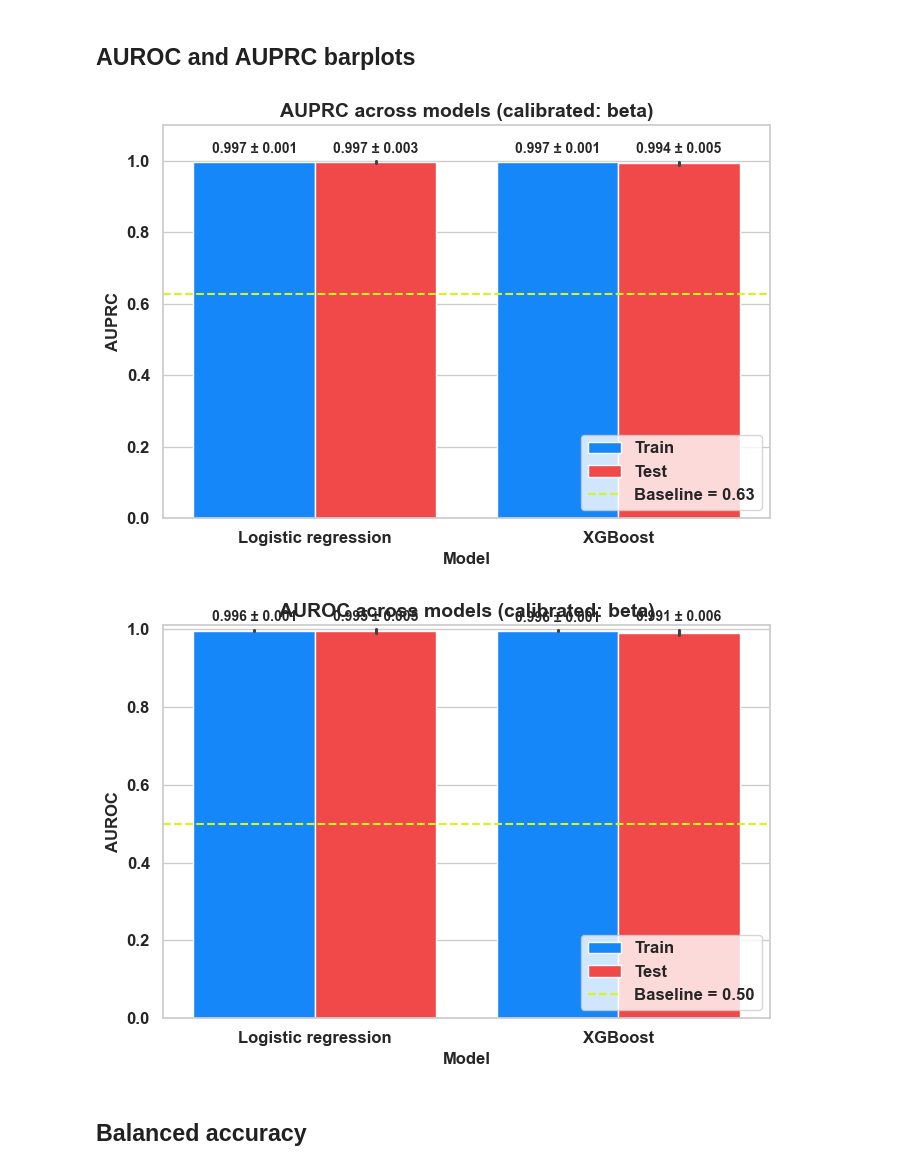
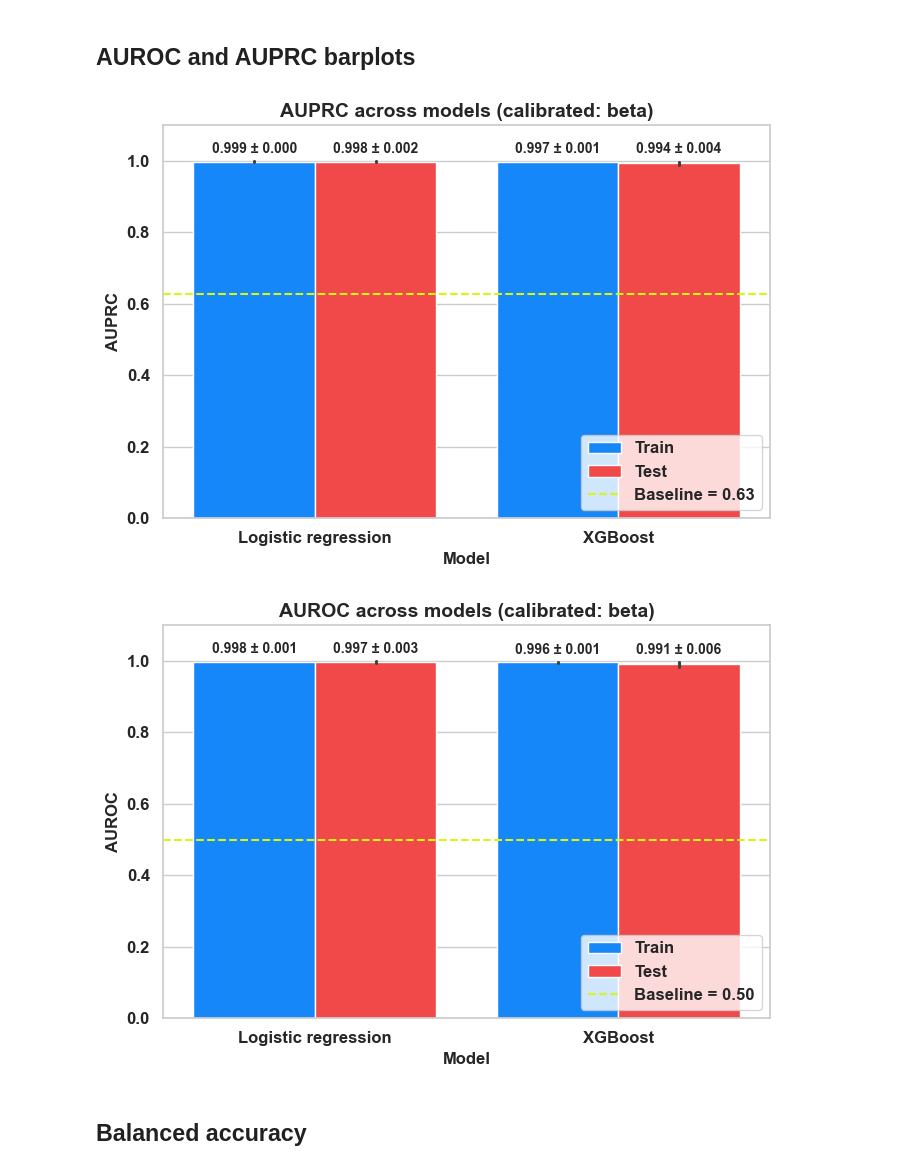
Before and after one commit to NehemiahZewde/AI_framework, a Jupyter notebook: tutorial/model_train_eval.ipynb, the cells around one changed output. Drawn from its saved outputs; the diff is of its cells as text; code cells hidden in the pictures.

```diff
--- a/tutorial/model_train_eval.ipynb
+++ b/tutorial/model_train_eval.ipynb
@@ -314,7 +322,7 @@ xgb_top  = final_features['final_by_model']['xgboost']['feature_names_selected']
 
 config = {
     "cv": {
-        "num_trials": 3,
+        "num_trials": 5,
         "n_outer_splits": 5,
         "n_inner_splits": 4,
     },
@@ -687,33 +695,33 @@ mtci.plot_brier_logloss(
 # %%
 # # Uncalibrated plot if desired
 # mtci.plot_auprc_auroc(
 #     eval_results,
 #     model_names=None,
 #     calibration_method=None,
 #     use_calibrated=False,
 #     include_uncalib_oof=True,
 #     method_alias={"logistic_regression": "Logistic regression"},
 #     split_palette={"Train": "#1587F8", "Test": "#F14949"},
 #     figsize=(7,5), legend_loc= "upper right", show_prevalence_baseline=True,
 #     annotate_font_size = 10
 # )
 
 mtci.plot_auprc_auroc(
     eval_results,
     model_names=None,
     calibration_method="beta",
     use_calibrated=True,
     include_uncalib_oof=False,
     method_alias={"logistic_regression": "Logistic regression", "xgboost": "XGBoost"},   # method_alias={"logistic_regression": "Logistic regression", "xgboost": "XGBoost"},
     split_palette={"Train": "#1587F8", "Test": "#F14949"},
     figsize=(7,5), legend_loc= "lower right", show_prevalence_baseline=True,
     annotate_font_size = 10,
     auprc_ylim = (0, 1.1),
-    auroc_ylim =(0, 1.01)
+    auroc_ylim =(0, 1.1)
 )
 # %% [output]
 [figure]
-[figure, old version]
+[figure, new version]
 # %% [markdown]
 ## Balanced accuracy
 # %%
```
Also changed, not shown: parts of 10 cells of this notebook, 6 other files.
